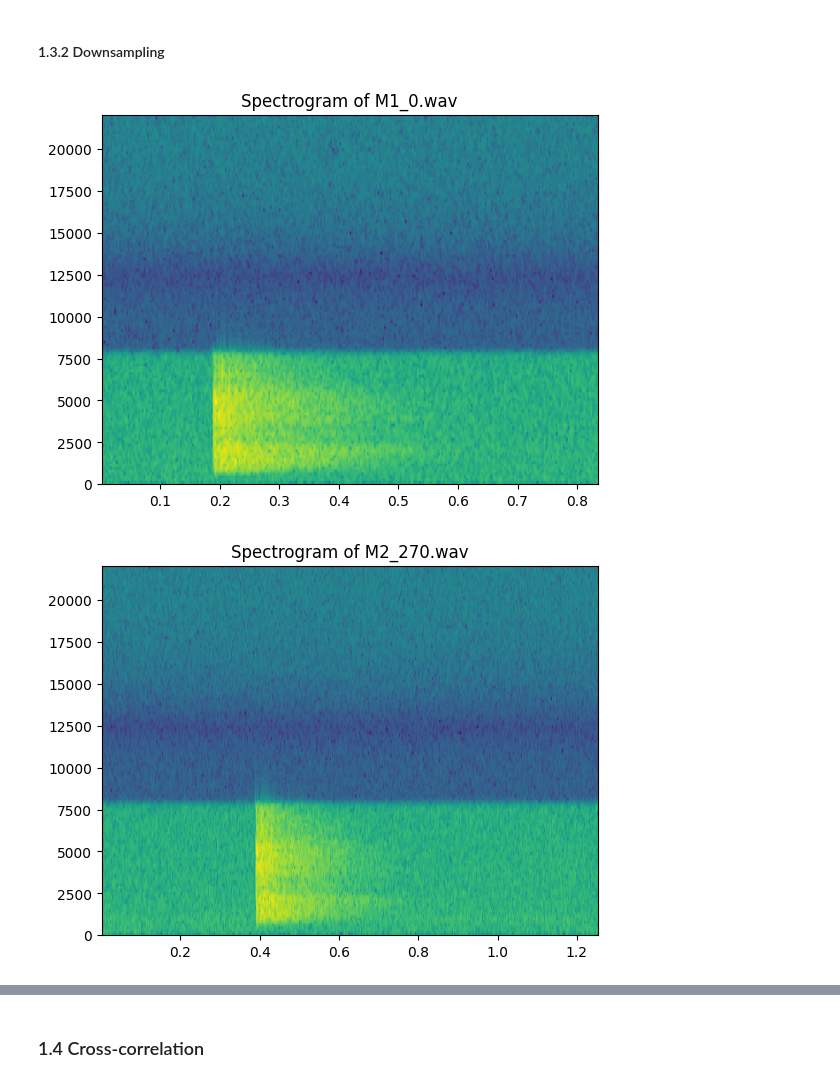
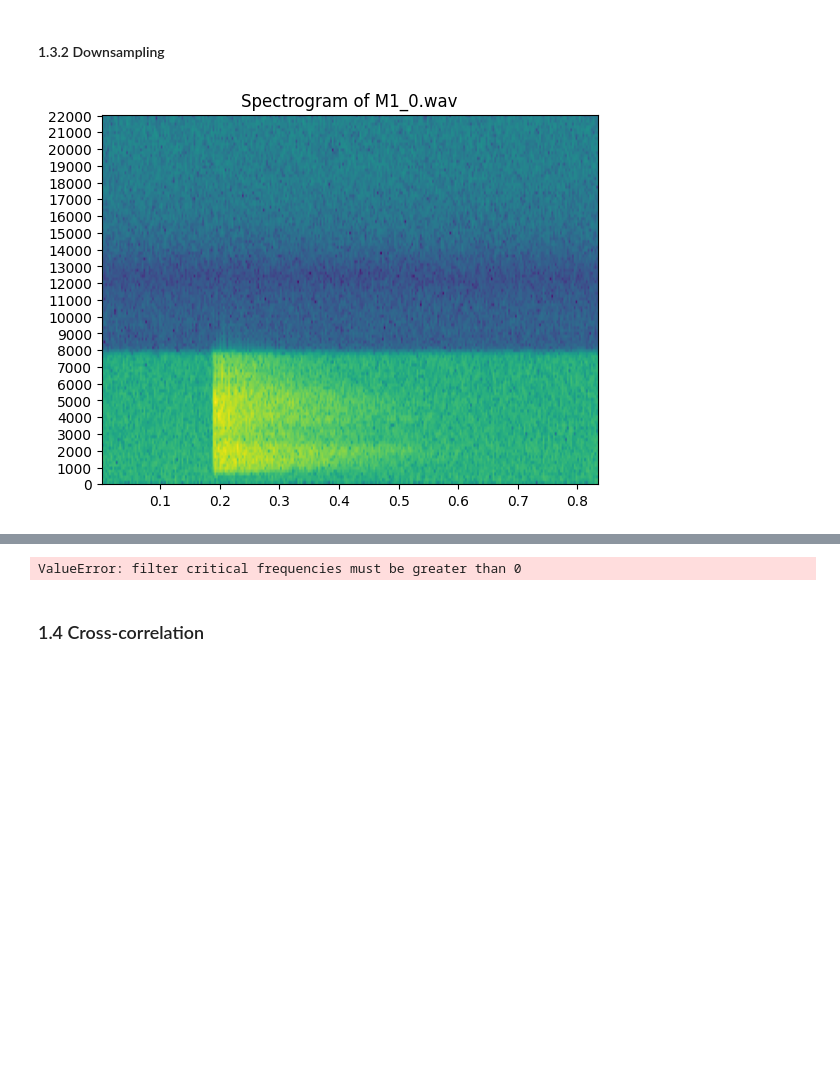
Before and after one commit to Nephty/ClapLocator, a Jupyter notebook: Projet.ipynb, the cells around one changed output, grey strips where cells are left out. Cells and saved outputs as stored; diff of their text form; code cells hidden in the pictures; blank space fills up the shorter version.

```diff
--- a/Projet.ipynb
+++ b/Projet.ipynb
@@ -111,45 +111,77 @@ plt.show()
 # %% [markdown]
 #### 1.3.2 Downsampling
 # %%
+import scipy.signal as signal
+
 ## 1 - spectral analysis via spectrogram
+fs = 44100
+yticks = np.arange(0, 22500, 1000)
+
 chosen_file_index = 0
-fs = 44100
-plt.specgram(read_wavefile(files[chosen_file_index])[1], Fs= fs)
+file_read = read_wavefile(files[chosen_file_index])[1]
+plt.yticks(yticks)
+plt.specgram(file_read, Fs= fs)
 plt.title(f"Spectrogram of {files[chosen_file_index].split(separator)[-1]}")
 plt.show()
+"""
 chosen_file_index = len(files)//2
-plt.specgram(read_wavefile(files[chosen_file_index])[1], Fs= fs)
+file_read = read_wavefile(files[chosen_file_index])[1]
+plt.specgram(file_read, Fs= fs)
+plt.yticks(yticks)
 plt.title(f"Spectrogram of {files[chosen_file_index].split(separator)[-1]}")
 plt.show()
 chosen_file_index = -1
-plt.specgram(read_wavefile(files[chosen_file_index])[1], Fs= fs)
+file_read = read_wavefile(files[chosen_file_index])[1]
+plt.specgram(file_read, Fs= fs)
+plt.yticks(yticks)
 plt.title(f"Spectrogram of {files[chosen_file_index].split(separator)[-1]}")
 plt.show()
-
-# fmax = 10Hz et fe >= 2fmax donc fe >= 20
+"""
+# observation : useful frequencies are under 8kHz, fe >= 2 fmax so fe >= 16000
+# confirmation : the antialiasing filter will remove frequencies higher than fe/2 so higher than 8kHz
+# >> new fe = 16kHz
 
 ## 2 - Anti-aliasing filter synthesis
+# noinspection PyTupleAssignmentBalance
 def create_filter_cheby(wp, ws, gpass, gstop, fs):
-
-    # your code here #
-    B, A = 0, 0
+    n, wn = signal.cheb1ord(wp / (fs / 2), ws / (fs / 2), gpass, gstop, fs=fs)
+    B, A = signal.cheby1(N=n, rp=10, Wn=wn, fs=fs, output='ba')
     return B, A
 
+# noinspection PyTupleAssignmentBalance
 def create_filter_cauer(wp, ws, gpass, gstop, fs):
-
-    # your code here #
-    B, A = 0, 0
+    n, wn = signal.ellipord(wp, ws, gpass, gstop, fs=fs)
+    B, A = signal.ellip(N=n, rp=10, rs=40, Wn=wn, fs=fs, output='ba') # comment déterminer rp et rs ? il donnera valeur
     return B, A
 
 ## 3 - Decimation
 def downsampling(sig, B, A, M):
 
     # your code here #
     out = 0
     return out
 
 
 # call and test your function here
+cheby_b, cheby_a = create_filter_cheby(8000, 8200, 1, 40, fs=16000) # changer 8000 et 8200
+cauer_b, cauer_a = create_filter_cauer(8000, 1000, 1, 40, fs=16001) # 16001 because 16000 raises error
+
+test_sin_wave_1 = create_sine_wave(8500, 1000, 150000, 150)
+plt.plot(test_sin_wave_1, color="blue", label="original wave")
+plt.legend(loc="upper right")
+plt.show()
+filtered_test_sin_wave_1 = signal.lfilter(cheby_b, cheby_a, test_sin_wave_1)
+plt.plot(filtered_test_sin_wave_1, color="green", label="filetered wave")
+plt.legend(loc="upper right")
+plt.show()
+
+test_sin_wave_2 = create_sine_wave(7500, 20, 150000, 150)
+plt.plot(test_sin_wave_2, color="blue", label="original wave")
+plt.legend(loc="upper right")
+plt.show()
+filtered_test_sin_wave_2 = signal.lfilter(cheby_b, cheby_a, test_sin_wave_2)
+plt.plot(filtered_test_sin_wave_1, color="green", label="filetered wave")
+plt.legend(loc="upper right")
+plt.show()
 # %% [output]
-[figure, old version]
+[figure, new version]
-[figure, removed]
@@ -157,3 +188,4 @@ def downsampling(sig, B, A, M):
+ValueError: filter critical frequencies must be greater than 0
 # %% [markdown]
 ### 1.4 Cross-correlation
 # %%
```
Also changed, not shown: parts of 1 cell of this notebook.
